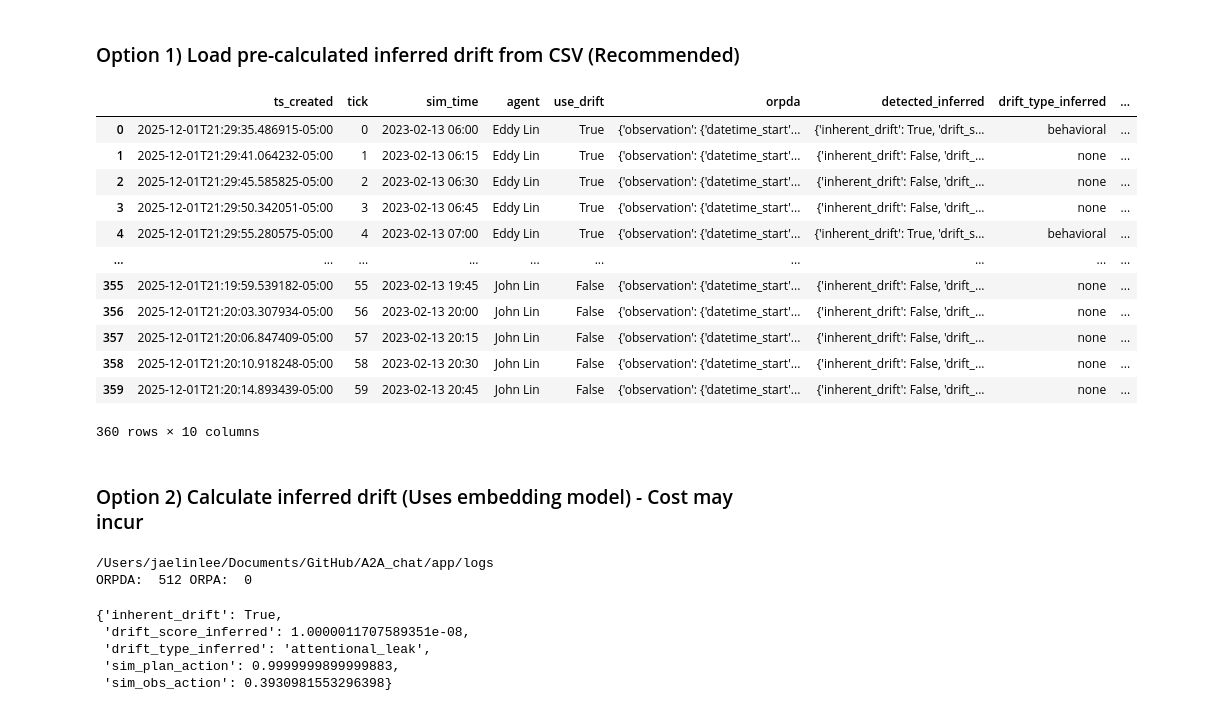
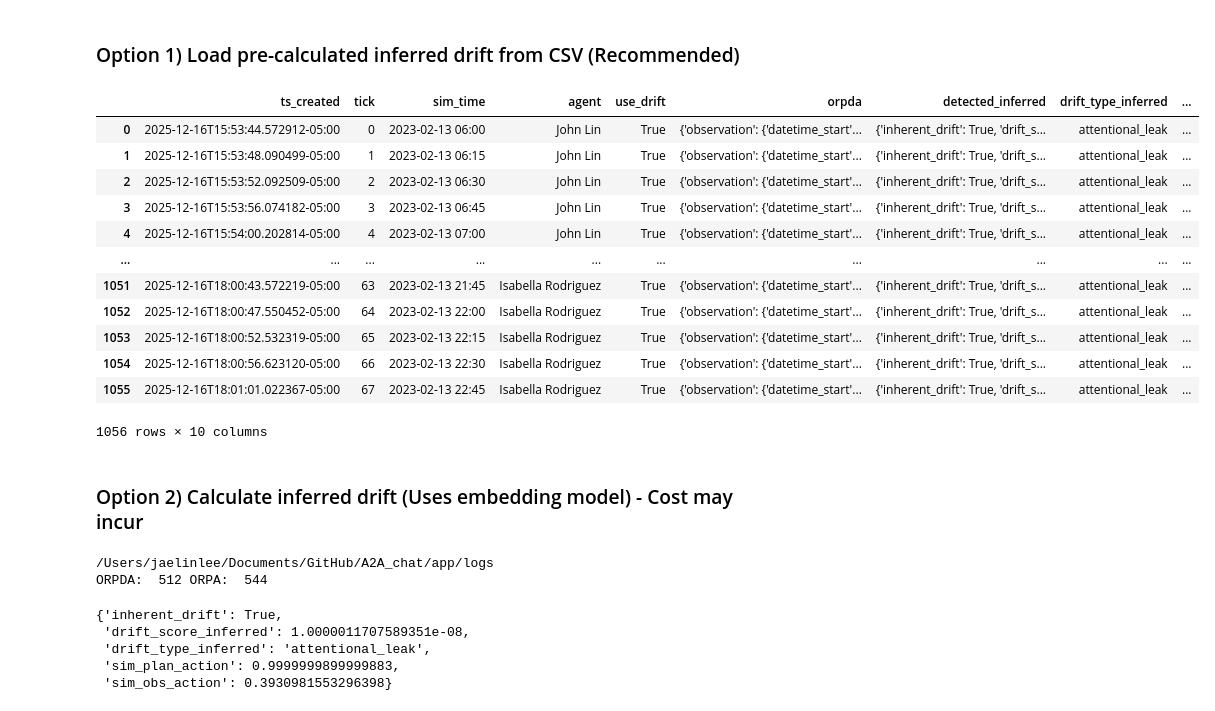
Before and after one commit to jaelin215/Driftville_Agent, a Jupyter notebook: app/src/utils/viz_metrics.ipynb, the cells around one changed output. Drawn from its saved outputs; the diff is of its cells as text; code cells hidden in the pictures.

```diff
--- a/app/src/utils/viz_metrics.ipynb
+++ b/app/src/utils/viz_metrics.ipynb
@@ -37,25 +40,25 @@ sns.set(style="whitegrid")
 # %% [markdown]
 ### Option 1) Load pre-calculated inferred drift from CSV (Recommended)
 # %%
-df = pd.read_csv(ROOT / "app/archive/v3_route_loop/sessions_with_inherent_drift.csv")
+df = pd.read_csv(ROOT / "app/logs/sessions_with_inherent_drift.csv")
 df.rename(columns={"drift_score": "drift_score_inferred"}, inplace=True)
 
 df["drift_score_inferred"] = df["drift_score_inferred"].round(2)
 df
 # %% [output]
 |  | ts_created | tick | sim_time | agent | use_drift | orpda | detected_inferred | drift_type_inferred | ... |
-| 0 | 2025-12-01T21:29:35.486915-05:00 | 0 | 2023-02-13 06:00 | Eddy Lin | True | {'observation': {'datetime_start'... | {'inherent_drift': True, 'drift_s... | behavioral | ... |
-| 1 | 2025-12-01T21:29:41.064232-05:00 | 1 | 2023-02-13 06:15 | Eddy Lin | True | {'observation': {'datetime_start'... | {'inherent_drift': False, 'drift_... | none | ... |
-| 2 | 2025-12-01T21:29:45.585825-05:00 | 2 | 2023-02-13 06:30 | Eddy Lin | True | {'observation': {'datetime_start'... | {'inherent_drift': False, 'drift_... | none | ... |
-| 3 | 2025-12-01T21:29:50.342051-05:00 | 3 | 2023-02-13 06:45 | Eddy Lin | True | {'observation': {'datetime_start'... | {'inherent_drift': False, 'drift_... | none | ... |
-| 4 | 2025-12-01T21:29:55.280575-05:00 | 4 | 2023-02-13 07:00 | Eddy Lin | True | {'observation': {'datetime_start'... | {'inherent_drift': True, 'drift_s... | behavioral | ... |
+| 0 | 2025-12-16T15:53:44.572912-05:00 | 0 | 2023-02-13 06:00 | John Lin | True | {'observation': {'datetime_start'... | {'inherent_drift': True, 'drift_s... | attentional_leak | ... |
+| 1 | 2025-12-16T15:53:48.090499-05:00 | 1 | 2023-02-13 06:15 | John Lin | True | {'observation': {'datetime_start'... | {'inherent_drift': True, 'drift_s... | attentional_leak | ... |
+| 2 | 2025-12-16T15:53:52.092509-05:00 | 2 | 2023-02-13 06:30 | John Lin | True | {'observation': {'datetime_start'... | {'inherent_drift': True, 'drift_s... | attentional_leak | ... |
+| 3 | 2025-12-16T15:53:56.074182-05:00 | 3 | 2023-02-13 06:45 | John Lin | True | {'observation': {'datetime_start'... | {'inherent_drift': True, 'drift_s... | attentional_leak | ... |
+| 4 | 2025-12-16T15:54:00.202814-05:00 | 4 | 2023-02-13 07:00 | John Lin | True | {'observation': {'datetime_start'... | {'inherent_drift': True, 'drift_s... | attentional_leak | ... |
 | ... | ... | ... | ... | ... | ... | ... | ... | ... | ... |
-| 355 | 2025-12-01T21:19:59.539182-05:00 | 55 | 2023-02-13 19:45 | John Lin | False | {'observation': {'datetime_start'... | {'inherent_drift': False, 'drift_... | none | ... |
-| 356 | 2025-12-01T21:20:03.307934-05:00 | 56 | 2023-02-13 20:00 | John Lin | False | {'observation': {'datetime_start'... | {'inherent_drift': False, 'drift_... | none | ... |
-| 357 | 2025-12-01T21:20:06.847409-05:00 | 57 | 2023-02-13 20:15 | John Lin | False | {'observation': {'datetime_start'... | {'inherent_drift': False, 'drift_... | none | ... |
-| 358 | 2025-12-01T21:20:10.918248-05:00 | 58 | 2023-02-13 20:30 | John Lin | False | {'observation': {'datetime_start'... | {'inherent_drift': False, 'drift_... | none | ... |
-| 359 | 2025-12-01T21:20:14.893439-05:00 | 59 | 2023-02-13 20:45 | John Lin | False | {'observation': {'datetime_start'... | {'inherent_drift': False, 'drift_... | none | ... |
+| 1051 | 2025-12-16T18:00:43.572219-05:00 | 63 | 2023-02-13 21:45 | Isabella Rodriguez | True | {'observation': {'datetime_start'... | {'inherent_drift': True, 'drift_s... | attentional_leak | ... |
+| 1052 | 2025-12-16T18:00:47.550452-05:00 | 64 | 2023-02-13 22:00 | Isabella Rodriguez | True | {'observation': {'datetime_start'... | {'inherent_drift': True, 'drift_s... | attentional_leak | ... |
+| 1053 | 2025-12-16T18:00:52.532319-05:00 | 65 | 2023-02-13 22:15 | Isabella Rodriguez | True | {'observation': {'datetime_start'... | {'inherent_drift': True, 'drift_s... | attentional_leak | ... |
+| 1054 | 2025-12-16T18:00:56.623120-05:00 | 66 | 2023-02-13 22:30 | Isabella Rodriguez | True | {'observation': {'datetime_start'... | {'inherent_drift': True, 'drift_s... | attentional_leak | ... |
+| 1055 | 2025-12-16T18:01:01.022367-05:00 | 67 | 2023-02-13 22:45 | Isabella Rodriguez | True | {'observation': {'datetime_start'... | {'inherent_drift': True, 'drift_s... | attentional_leak | ... |
-360 rows × 10 columns
+1056 rows × 10 columns
 # %% [markdown]
 ### Option 2) Calculate inferred drift (Uses embedding model) - Cost may incur
 # %%
@@ -91,10 +94,12 @@ print("ORPDA: ", df_orpda.shape[0], "ORPA: ", df_orpa.shape[0], "\n")
 # Drift detection (inherent drift)
 # -----------------------------------------------------
 
+langfuse = get_client()
+
 df["detected_inferred"] = df.apply(lambda r: detect_inherent_drift(r), axis=1)
 # %% [output]
 /Users/jaelinlee/Documents/GitHub/A2A_chat/app/logs
-ORPDA:  512 ORPA:  0
+ORPDA:  512 ORPA:  544
 # %%
 df['detected_inferred'][0]
 # %% [output]
```
Also changed, not shown: parts of 9 cells of this notebook, 5 other files.
